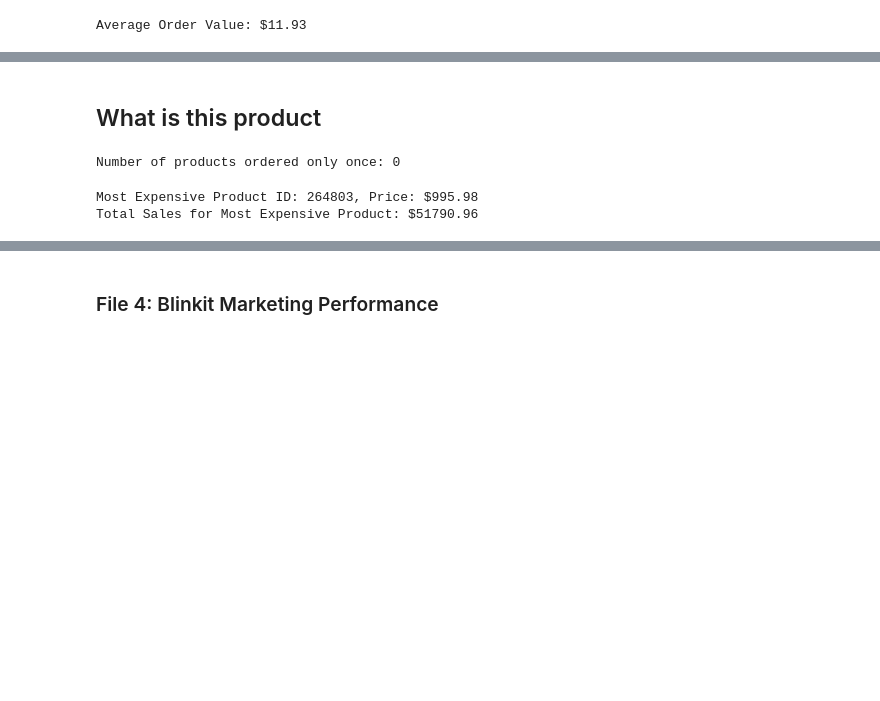
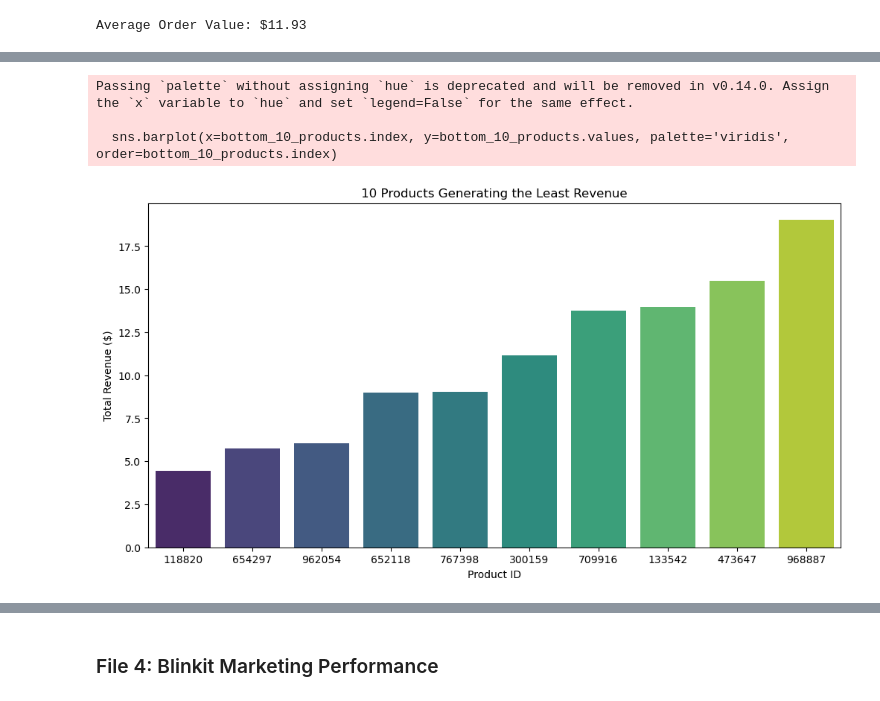
Before and after one commit to toviyahw/blinkit-sales-analysis, a Jupyter notebook: Python EDA Documentation.ipynb, the cells around one changed output, grey strips where cells are left out. Saved outputs shown, nothing was run; the diff lists cells and outputs as text; code cells hidden in the pictures; blank space fills up the shorter version.

```diff
--- a/Python EDA Documentation.ipynb
+++ b/Python EDA Documentation.ipynb
@@ -754,6 +698,5 @@ Name: total_price_usd, Length: 268, dtype: float64
 # %%
-# product generating the least revenue
-product_revenue = units_df.groupby('product_id')['total_price_usd'].sum().sort_values(ascending=False)
-top_product_id = product_revenue.idxmin()
-print(f"Product ID with Lowest Revenue: {top_product_id}, Total Revenue: ${product_revenue.iloc[0]:.2f}")
+# top 10 product generating the least revenue
+min_product_revenue = units_df.groupby('product_id')['total_price_usd'].sum().sort_values()
+print(min_product_revenue.head(10))
 # %% [output]
@@ -761,20 +715,17 @@ Product ID with Lowest Revenue: 118820, Total Revenue: $782.55
-# %% [markdown]
-## What is this product
-# %%
-# number of products ordered once
-product_order_counts = units_df.groupby('product_id')['order_id'].nunique()
-single_order_products = product_order_counts[product_order_counts == 1]
-print(f"Number of products ordered only once: {single_order_products.shape[0]}")
-# %% [output]
-Number of products ordered only once: 0
-# %%
-#
-most_expensive_product = units_df.loc[units_df['unit_price'].idxmax(), 'product_id']
-most_expensive_price = units_df['unit_price'].max()
-total_sales_expensive_product = units_df[units_df['product_id'] == most_expensive_product]['total_price'].sum()
-
-print(f"Most Expensive Product ID: {most_expensive_product}, Price: ${most_expensive_price:.2f}")
-print(f"Total Sales for Most Expensive Product: ${total_sales_expensive_product:.2f}")
-# %% [output]
-Most Expensive Product ID: 264803, Price: $995.98
-Total Sales for Most Expensive Product: $51790.96
+# %%
+# creating visual for top 10 products generating the least revenue
+bottom_10_products = min_product_revenue.nsmallest(10)
+bottom_10_products = bottom_10_products.sort_values()
+
+plt.figure(figsize=(12, 6))
+sns.barplot(x=bottom_10_products.index, y=bottom_10_products.values, palette='viridis', order=bottom_10_products.index)
+
+plt.xlabel('Product ID')
+plt.ylabel('Total Revenue ($)')
+plt.title('10 Products Generating the Least Revenue')
+plt.show()
+# %% [output]
+Passing `palette` without assigning `hue` is deprecated and will be removed in v0.14.0. Assign the `x` variable to `hue` and set `legend=False` for the same effect.
+
+  sns.barplot(x=bottom_10_products.index, y=bottom_10_products.values, palette='viridis', order=bottom_10_products.index)
+[figure, added]
```
Also changed, not shown: parts of 108 cells of this notebook, 1 other file.
